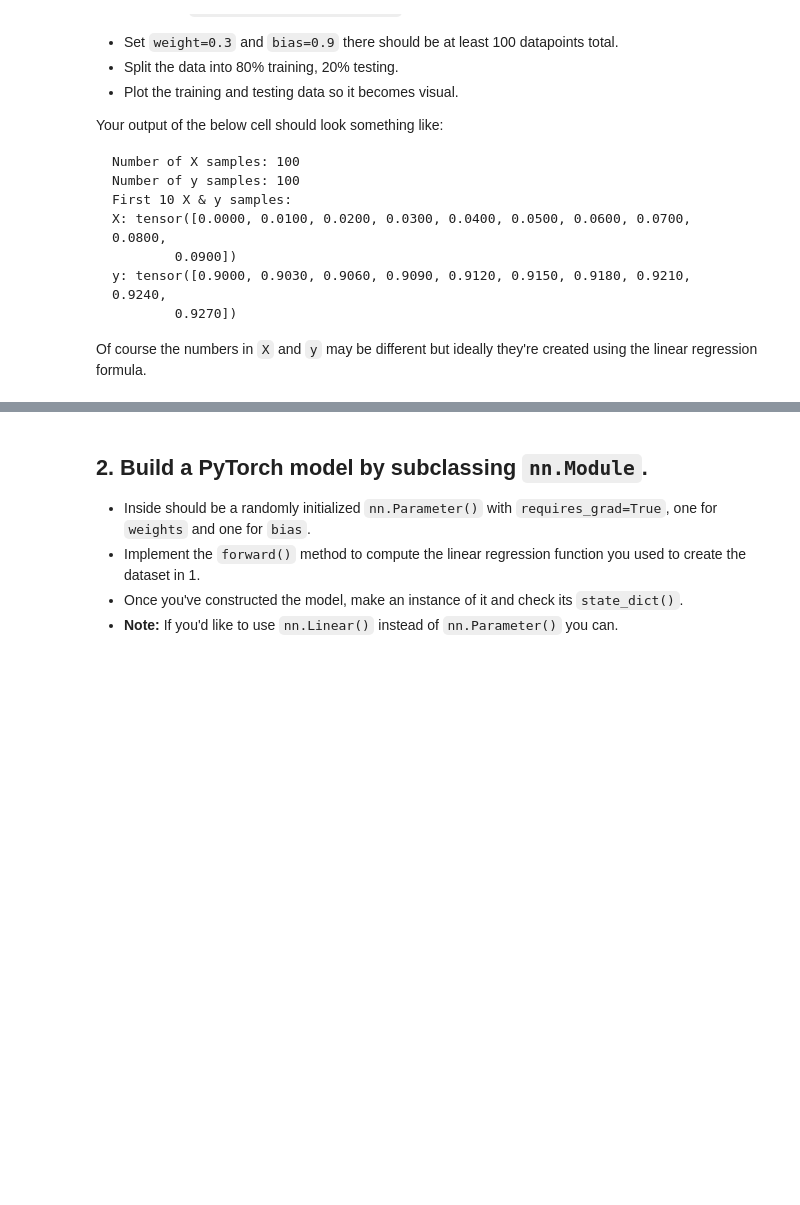
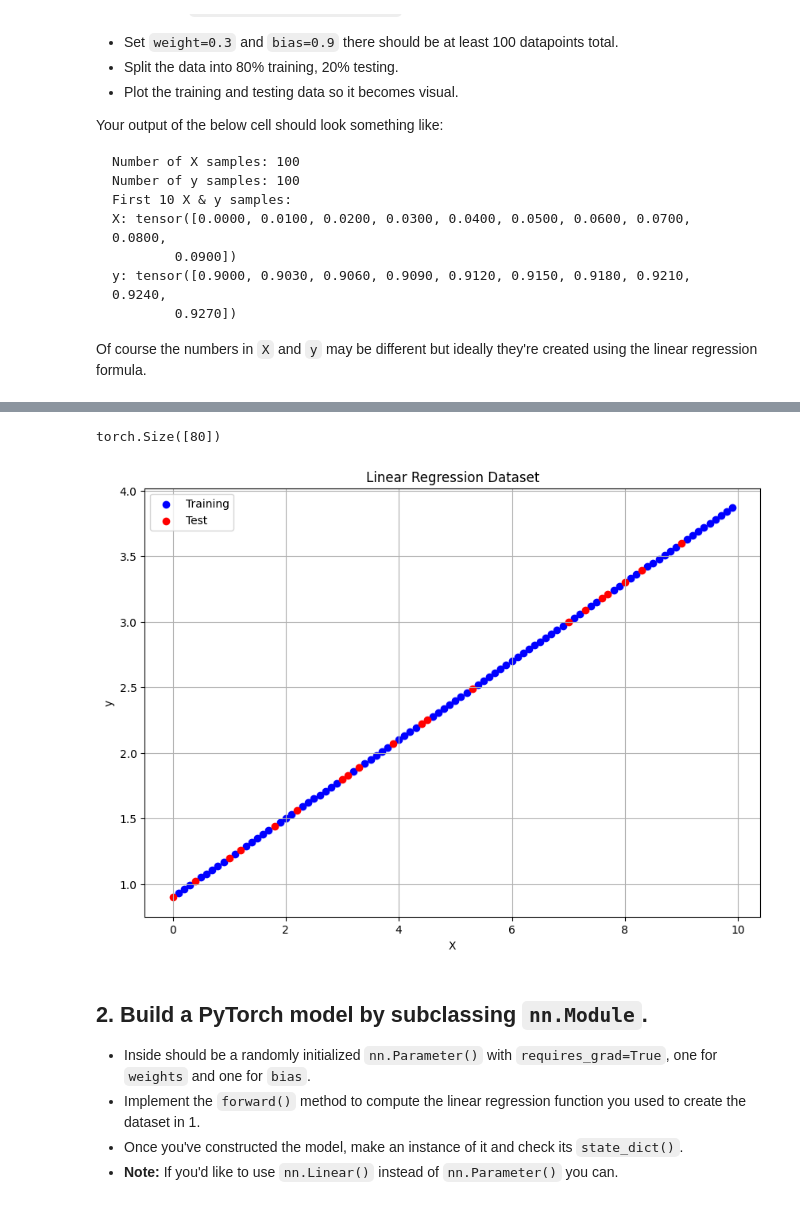
Before and after one commit to Undertaker-86/deep_learning, a Jupyter notebook: 01_pytorch_workflow_exercises.ipynb, the cells around one changed output, grey strips where cells are left out. Drawn from its saved outputs; the diff is of its cells as text; code cells hidden in the pictures; blank space fills up the shorter version.

```diff
--- a/01_pytorch_workflow_exercises.ipynb
+++ b/01_pytorch_workflow_exercises.ipynb
@@ -36,11 +44,14 @@ y: tensor([0.9000, 0.9030, 0.9060, 0.9090, 0.9120, 0.9150, 0.9180, 0.9210, 0.924
 Of course the numbers in `X` and `y` may be different but ideally they're created using the linear regression formula.
 # %%
 # Create the data parameters
-
-
+weight = 0.3
+bias = 0.9
+start = 0
+stop = 10
+step = (stop-start) / 100
 # Make X and y using linear regression feature
-
-
+X = torch.arange(start, stop, step)
+y = weight * X + bias
 print(f"Number of X samples: {len(X)}")
 print(f"Number of y samples: {len(y)}")
 print(f"First 10 X & y samples:\nX: {X[:10]}\ny: {y[:10]}")
@@ -47,2 +66,7 @@ print(f"First 10 X & y samples:\nX: {X[:10]}\ny: {y[:10]}")
 # %%
 # Split the data into training and testing
+from sklearn.model_selection import train_test_split
+x_train, x_test, y_train, y_test = train_test_split(X, y, test_size=0.2, random_state=42)
+x_train.shape
+# %% [output]
+torch.Size([80])
@@ -51,3 +73,16 @@ print(f"First 10 X & y samples:\nX: {X[:10]}\ny: {y[:10]}")
+# %%
+# Plot the training and testing data
+plt.figure(figsize=(10, 7))
+plt.scatter(x_train, y_train, label="Training", c='b')
+plt.scatter(x_test, y_test, label="Test", c='r')
+plt.legend()
+plt.xlabel("X")
+plt.ylabel("y")
+plt.title("Linear Regression Dataset")
+plt.grid()
+plt.show()
+# %% [output]
+[figure, added]
 # %% [markdown]
 ## 2. Build a PyTorch model by subclassing `nn.Module`.
   * Inside should be a randomly initialized `nn.Parameter()` with `requires_grad=True`, one for `weights` and one for `bias`.
```
Also changed, not shown: parts of 17 cells of this notebook.
